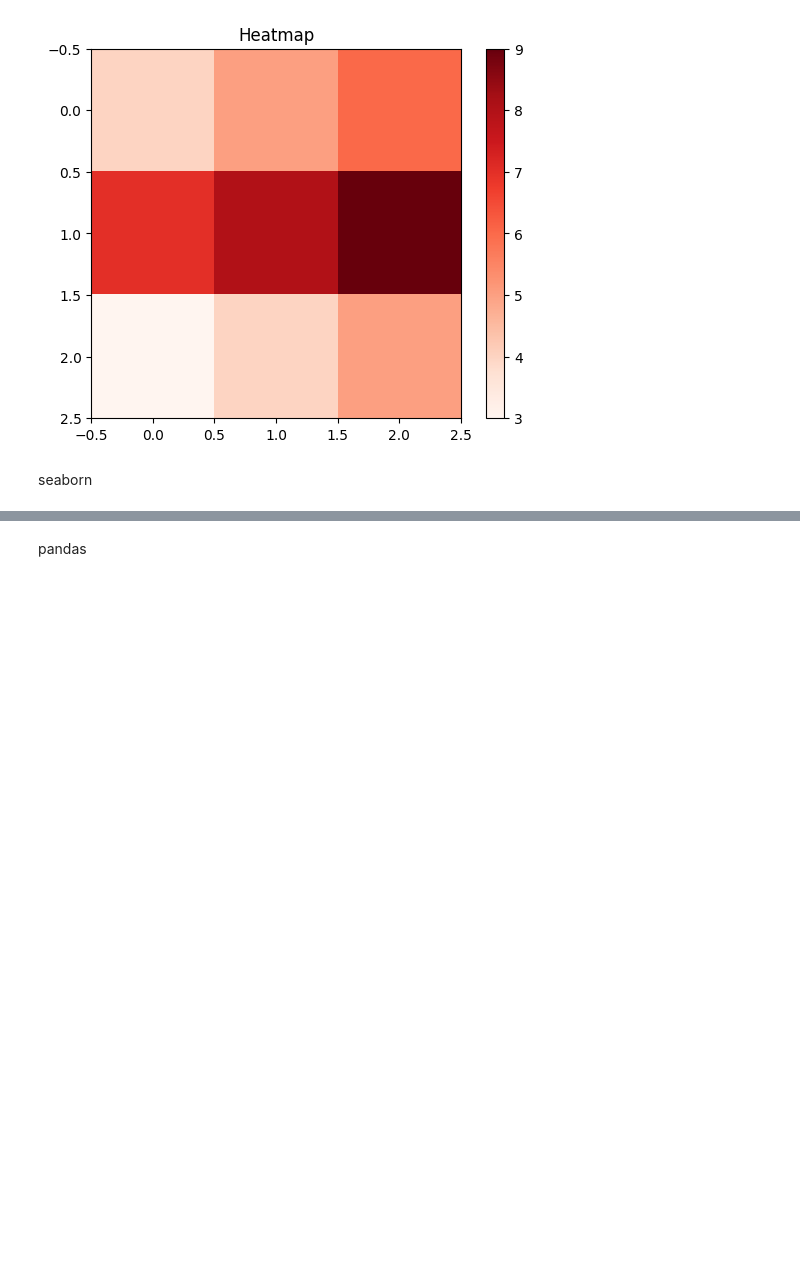
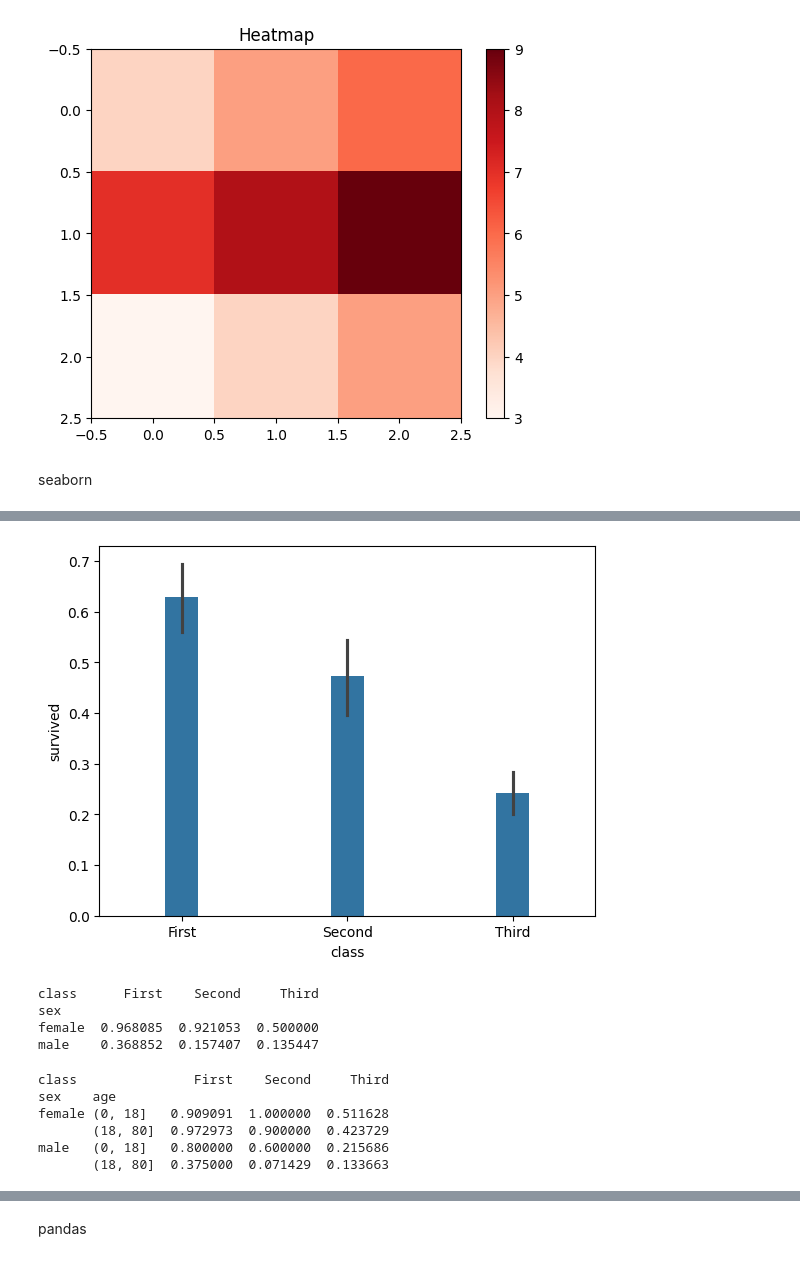
Before and after one commit to Meghana-Molleti/datascience, a Jupyter notebook: Untitled1.ipynb, the cells around one changed output, grey strips where cells are left out. Saved outputs shown, nothing was run; the diff lists cells and outputs as text; code cells hidden in the pictures; blank space fills up the shorter version.

```diff
--- a/Untitled1.ipynb
+++ b/Untitled1.ipynb
@@ -1149,0 +1183,36 @@ seaborn
+# %%
+import seaborn as sns
+import matplotlib.pyplot as plt
+df = sns.load_dataset("titanic")
+sns.barplot(x="class",y="survived",data=df,width=0.2)
+plt.show()
+# %% [output]
+[figure, added]
+# %%
+import warnings
+warnings.filterwarnings("ignore")
+import seaborn as sns
+df = sns.load_dataset("titanic")
+a = df.pivot_table("survived",index="sex",columns="class")
+print(a)
+# %% [output]
+class      First    Second     Third
+sex
+female  0.968085  0.921053  0.500000
+male    0.368852  0.157407  0.135447
+# %%
+import warnings
+warnings.filterwarnings("ignore")
+import seaborn as sns
+import pandas as pd
+df = sns.load_dataset("titanic")
+diff_age = pd.cut(df["age"],bins=[0,18,80])
+result = df.pivot_table(values="survived",index=["sex",diff_age],columns="class")
+print(result)
+# %% [output]
+class               First    Second     Third
+sex    age
+female (0, 18]   0.909091  1.000000  0.511628
+       (18, 80]  0.972973  0.900000  0.423729
+male   (0, 18]   0.800000  0.600000  0.215686
+       (18, 80]  0.375000  0.071429  0.133663
```
Also changed, not shown: parts of 13 cells of this notebook.
